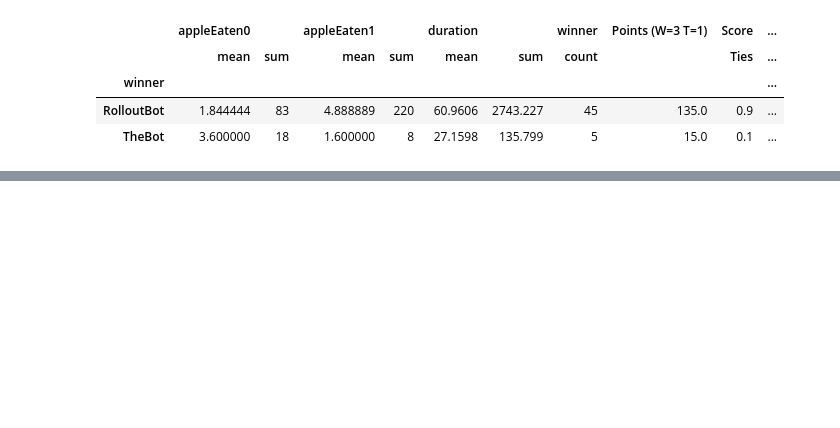
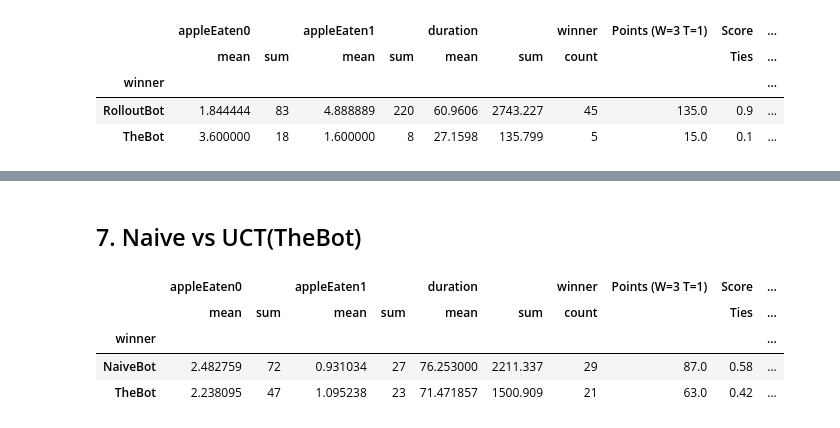
Before and after one commit to rkthomps/MCTSSnake, a Jupyter notebook: analysis/EDA.ipynb, the cells around one changed output, grey strips where cells are left out. Drawn from its saved outputs; the diff is of its cells as text; code cells hidden in the pictures; blank space fills up the shorter version.

```diff
--- a/analysis/EDA.ipynb
+++ b/analysis/EDA.ipynb
@@ -229,0 +212,10 @@ get_tournament_statistics(get_df("PUCTBot", "RolloutBot"))
+# %% [markdown]
+## 7. Naive vs UCT(TheBot)
+# %%
+get_tournament_statistics(get_df("NaiveBot", "TheBot"))
+# %% [output]
+|  | appleEaten0 |  | appleEaten1 |  | duration |  | winner | Points (W=3 T=1) | Score | ... |
+|  | mean | sum | mean | sum | mean | sum | count |  | Ties | ... |
+| winner |  |  |  |  |  |  |  |  |  | ... |
+| NaiveBot | 2.482759 | 72 | 0.931034 | 27 | 76.253000 | 2211.337 | 29 | 87.0 | 0.58 | ... |
+| TheBot | 2.238095 | 47 | 1.095238 | 23 | 71.471857 | 1500.909 | 21 | 63.0 | 0.42 | ... |
```
Also changed, not shown: parts of 17 cells of this notebook, 43 other files.
